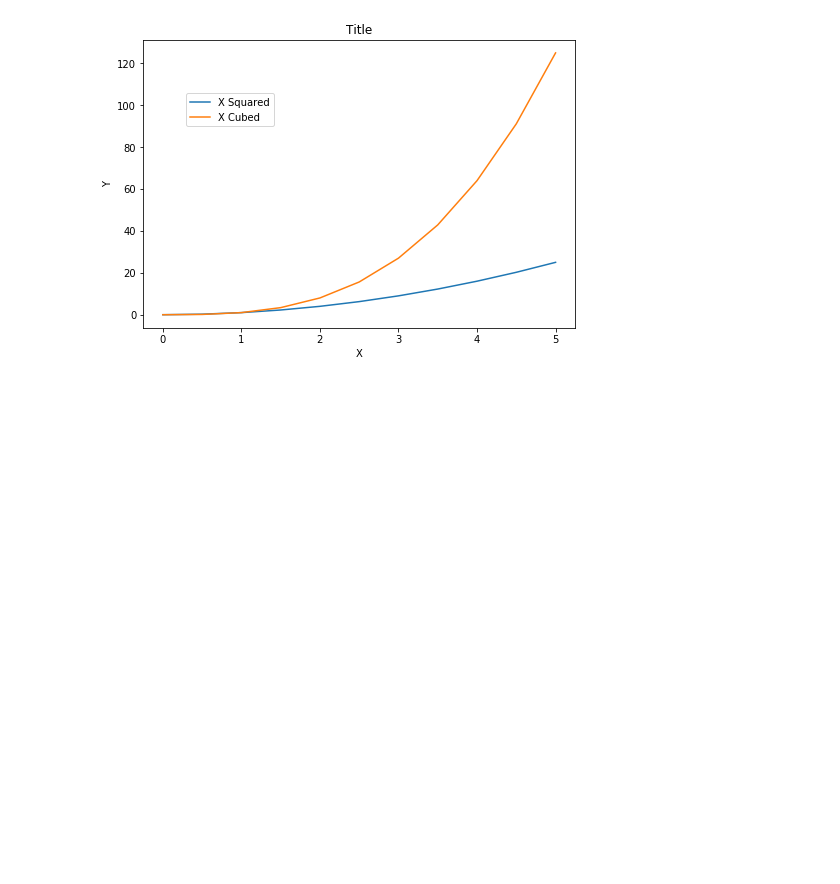
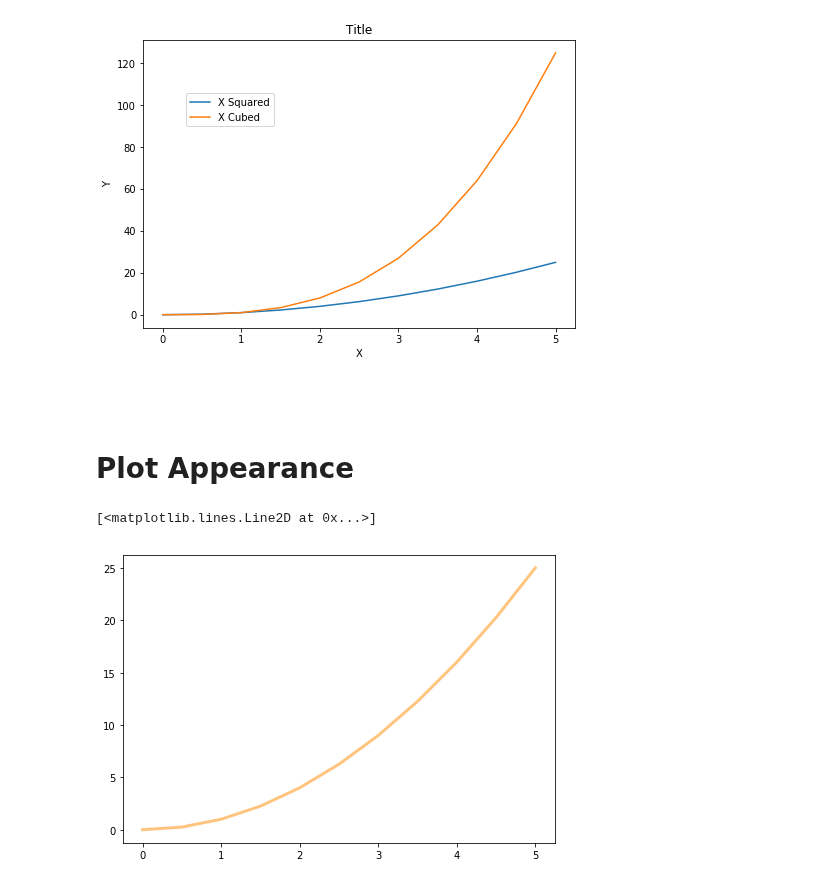
Before and after one commit to tkim9/datascience_mynote, a Jupyter notebook: 40. Matplotlib.ipynb, the cells around one changed output. Cells and saved outputs as stored; diff of their text form; code cells hidden in the pictures; blank space fills up the shorter version.

```diff
--- a/40. Matplotlib.ipynb
+++ b/40. Matplotlib.ipynb
@@ -147,3 +147,18 @@ ax.legend(loc = (0.1,0.7))                # location 도 임의로 설정해줄
 # %% [output]
 <matplotlib.legend.Legend at 0x...>
 [figure]
+# %% [markdown]
+#
+# %% [markdown]
+# Plot Appearance
+# %%
+fig = plt.figure()
+
+ax = fig.add_axes([0,0,1,1])
+
+ax.plot(x,y, color='#FF8C00', linewidth = 3, alpha = 0.5)              # 그냥 색 이름이나 RGB Hex code 사용 가능
+                                                        # linewidth (또는 lw) 는 default 가 1 이고 크면 더 두꺼워짐
+                                                        # alpha 는 transparency of the line
+# %% [output]
+[<matplotlib.lines.Line2D at 0x...>]
+[figure, added]
```
Also changed, not shown: parts of 4 cells of this notebook, 18 other files.
